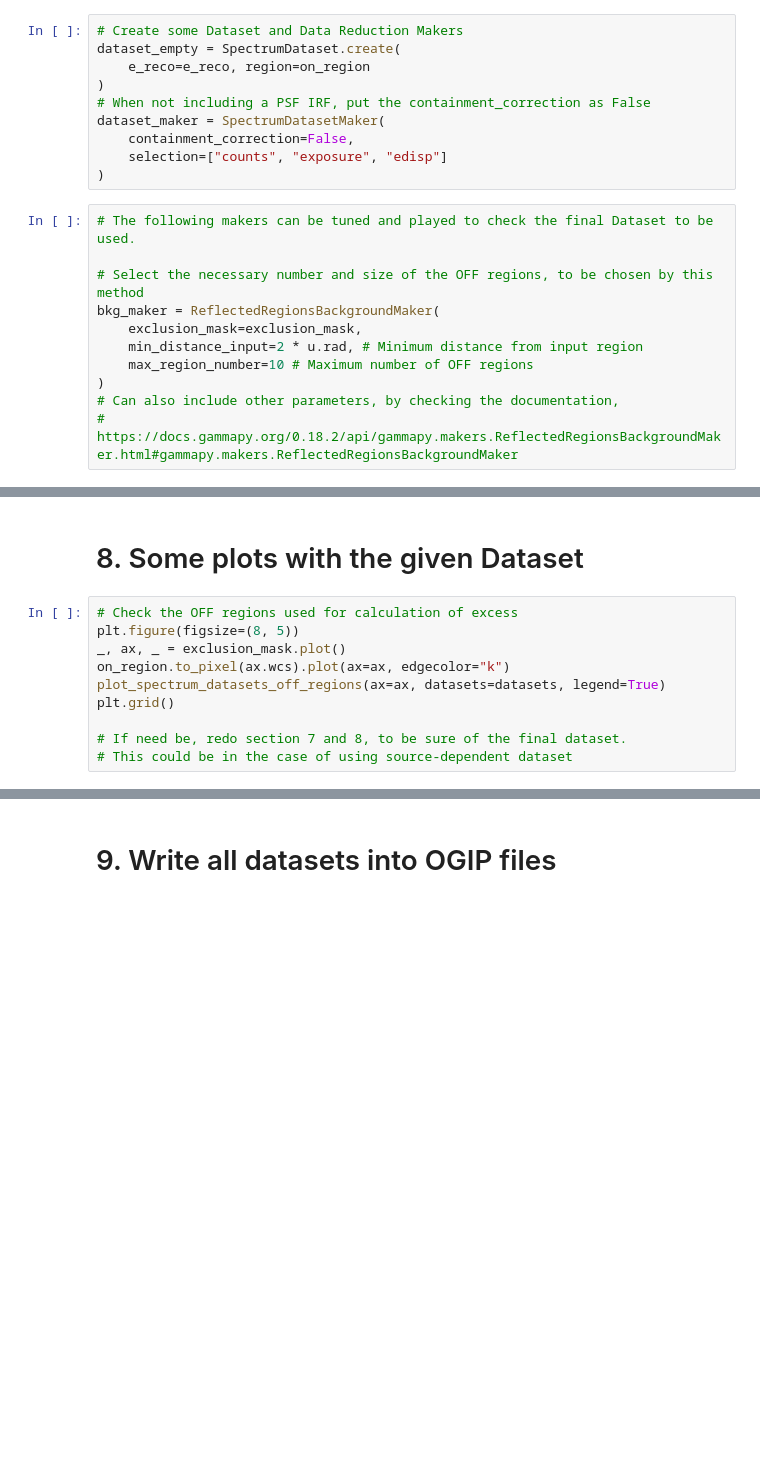
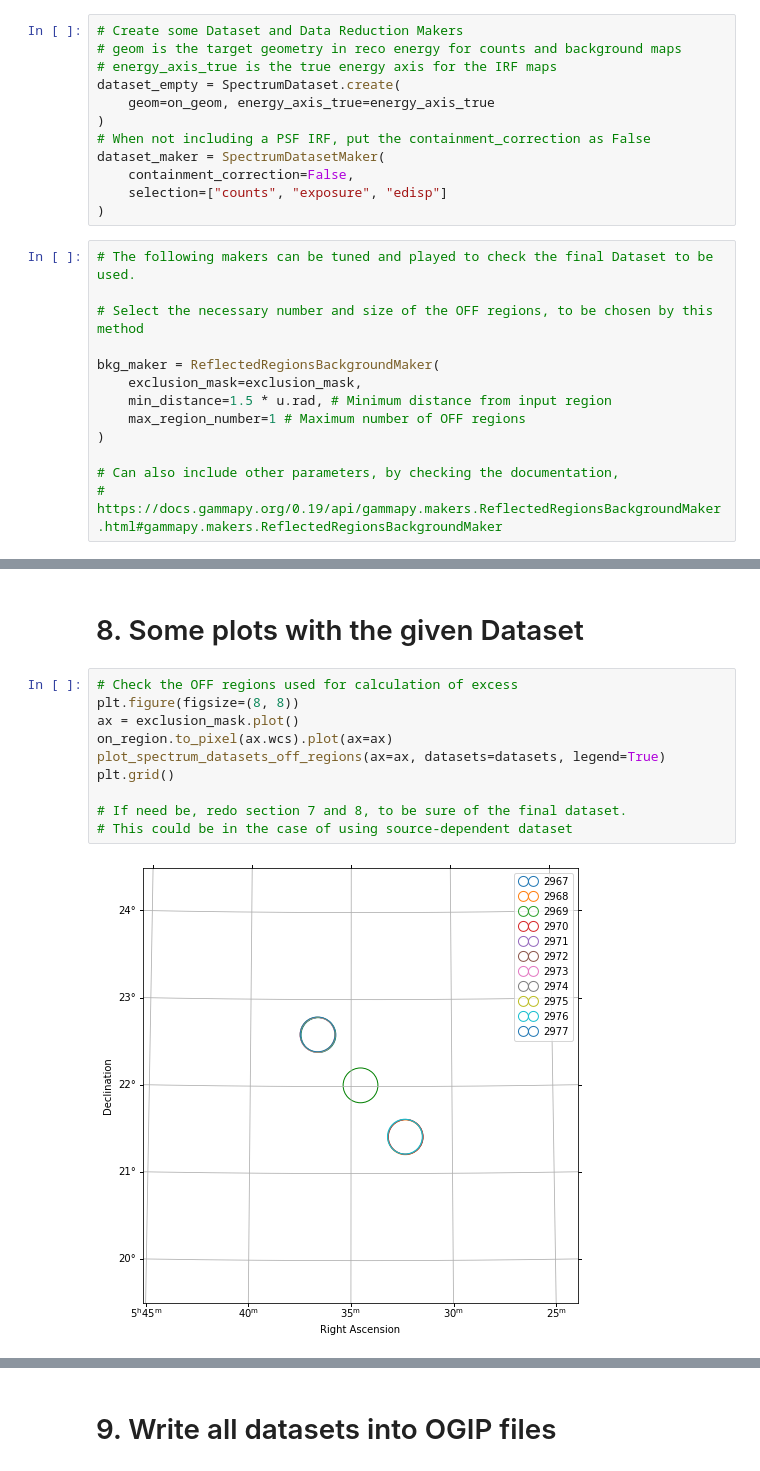
Before and after one commit to cta-observatory/2022_01_lstchain_school, a Jupyter notebook: Higher_analysis/DL3_files_to_SpectrumDataset_in_ogip_format.ipynb, the cells around one changed output, grey strips where cells are left out. Saved outputs shown, nothing was run; the diff lists cells and outputs as text; blank space fills up the shorter version.

Commit message:
Update with gammapy 0.19

```diff
--- a/Higher_analysis/DL3_files_to_SpectrumDataset_in_ogip_format.ipynb
+++ b/Higher_analysis/DL3_files_to_SpectrumDataset_in_ogip_format.ipynb
@@ -193,8 +285,10 @@ plt.grid()
 # 6. Data Reduction chain
 # %%
 # Create some Dataset and Data Reduction Makers
+# geom is the target geometry in reco energy for counts and background maps
+# energy_axis_true is the true energy axis for the IRF maps
 dataset_empty = SpectrumDataset.create(
-    e_reco=e_reco, region=on_region
+    geom=on_geom, energy_axis_true=energy_axis_true
 )
 # When not including a PSF IRF, put the containment_correction as False
 dataset_maker = SpectrumDatasetMaker(
@@ -205,13 +299,15 @@ dataset_maker = SpectrumDatasetMaker(
 # The following makers can be tuned and played to check the final Dataset to be used.
 
 # Select the necessary number and size of the OFF regions, to be chosen by this method
+
 bkg_maker = ReflectedRegionsBackgroundMaker(
     exclusion_mask=exclusion_mask,
-    min_distance_input=2 * u.rad, # Minimum distance from input region
-    max_region_number=10 # Maximum number of OFF regions
+    min_distance=1.5 * u.rad, # Minimum distance from input region
+    max_region_number=1 # Maximum number of OFF regions
 )
+
 # Can also include other parameters, by checking the documentation,
-# https://docs.gammapy.org/0.18.2/api/gammapy.makers.ReflectedRegionsBackgroundMaker.html#gammapy.makers.ReflectedRegionsBackgroundMaker
+# https://docs.gammapy.org/0.19/api/gammapy.makers.ReflectedRegionsBackgroundMaker.html#gammapy.makers.ReflectedRegionsBackgroundMaker
 # %%
 # Maker for safe energy range for the events.
 safe_mask_masker = SafeMaskMaker(
@@ -252,11 +381,13 @@ print(datasets[0])
 # 8. Some plots with the given Dataset
 # %%
 # Check the OFF regions used for calculation of excess
-plt.figure(figsize=(8, 5))
-_, ax, _ = exclusion_mask.plot()
-on_region.to_pixel(ax.wcs).plot(ax=ax, edgecolor="k")
+plt.figure(figsize=(8, 8))
+ax = exclusion_mask.plot()
+on_region.to_pixel(ax.wcs).plot(ax=ax)
 plot_spectrum_datasets_off_regions(ax=ax, datasets=datasets, legend=True)
 plt.grid()
 
 # If need be, redo section 7 and 8, to be sure of the final dataset.
 # This could be in the case of using source-dependent dataset
+# %% [output]
+[figure, added]
```
Also changed, not shown: parts of 27 cells of this notebook, 3 other files.
